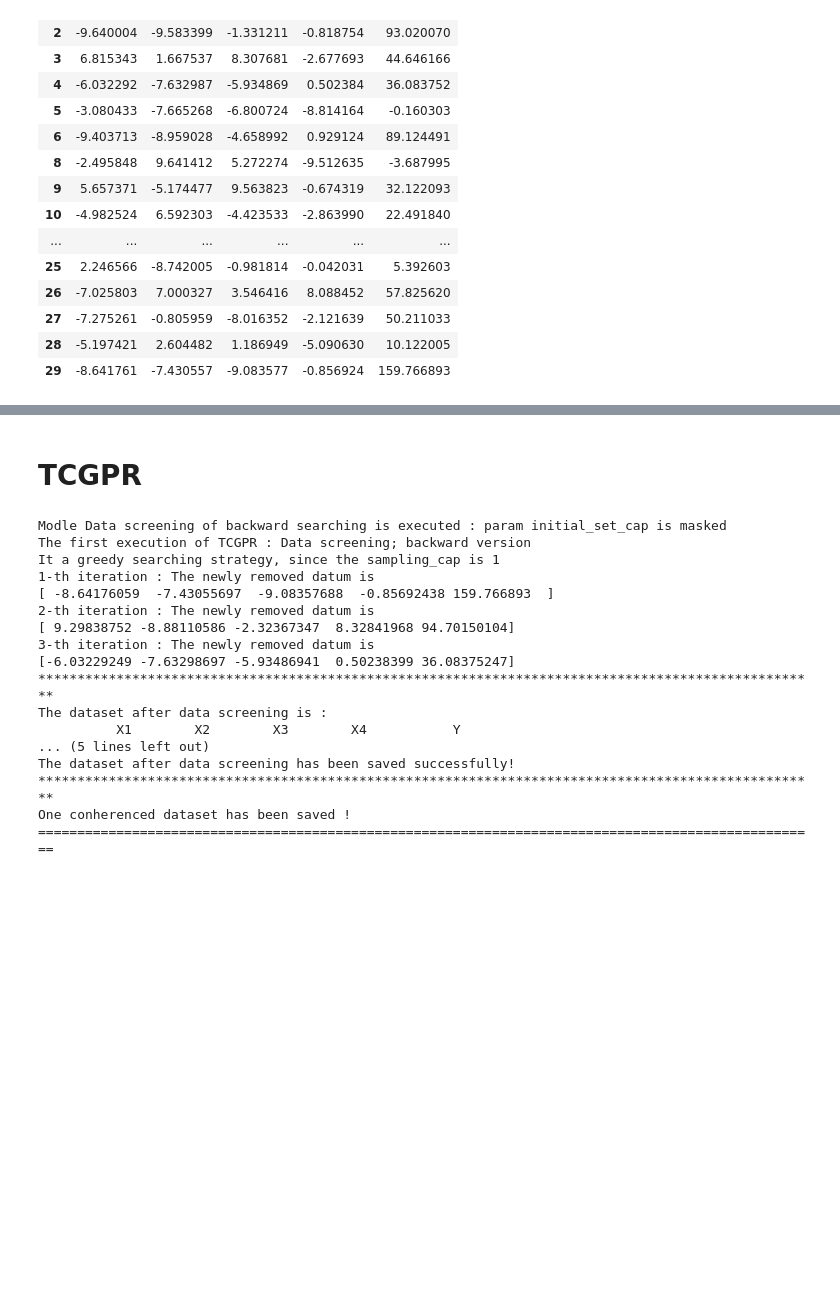
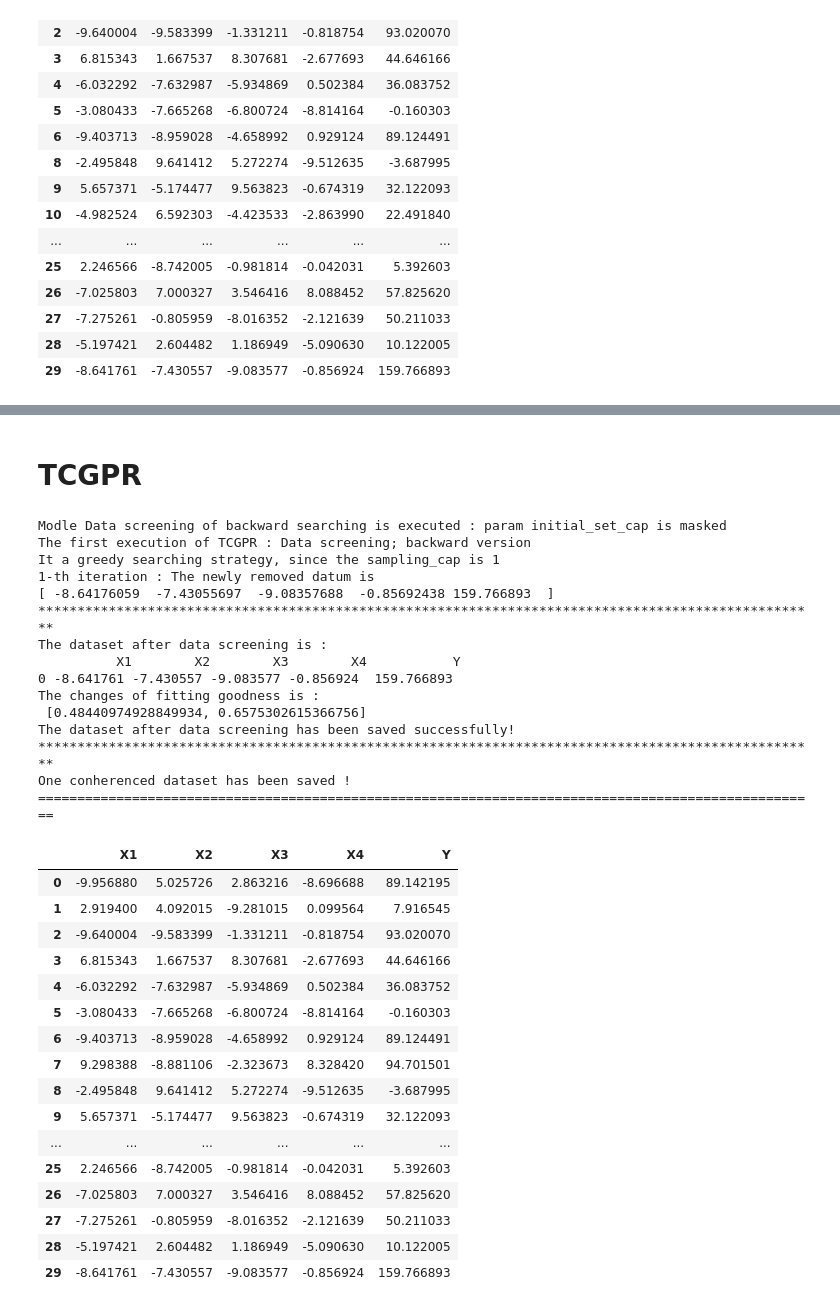
Before and after one commit to Bin-Cao/TCGPR, a Jupyter notebook: paper examples/Data selection/example3/Others.ipynb, the cells around one changed output, grey strips where cells are left out. Drawn from its saved outputs; the diff is of its cells as text; code cells hidden in the pictures; blank space fills up the shorter version.

```diff
--- a/paper examples/Data selection/example3/Others.ipynb
+++ b/paper examples/Data selection/example3/Others.ipynb
@@ -182,5 +190,5 @@ print(eval_dataset(data_removed_2))
-# %% [markdown]
-# TCGPR
+# %% [markdown]
+# TCGPR
 # %%
 from TCGPR import TCGPR
 dataSet = "Mathdataset.csv"
@@ -190,22 +198,44 @@ sampling_cap = 1
 ratio = 0.1
 up_search = 100
 
-TCGPR.fit(filePath = dataSet,Sequence = 'backward',sampling_cap = sampling_cap, ratio = ratio,)
+
+
+TCGPR.fit(filePath = dataSet,Sequence = 'backward',alpha = 0.1,
+          sampling_cap = sampling_cap, ratio = ratio,)
 # %% [output]
 Modle Data screening of backward searching is executed : param initial_set_cap is masked
 The first execution of TCGPR : Data screening; backward version
 It a greedy searching strategy, since the sampling_cap is 1
 1-th iteration : The newly removed datum is
 [ -8.64176059  -7.43055697  -9.08357688  -0.85692438 159.766893  ]
-2-th iteration : The newly removed datum is
-[ 9.29838752 -8.88110586 -2.32367347  8.32841968 94.70150104]
-3-th iteration : The newly removed datum is
-[-6.03229249 -7.63298697 -5.93486941  0.50238399 36.08375247]
 ****************************************************************************************************
 The dataset after data screening is :
           X1        X2        X3        X4           Y
-... (5 lines left out)
+0 -8.641761 -7.430557 -9.083577 -0.856924  159.766893
+The changes of fitting goodness is :
+ [0.48440974928849934, 0.6575302615366756]
 The dataset after data screening has been saved successfully!
 ****************************************************************************************************
 One conherenced dataset has been saved !
 ====================================================================================================
+# %%
+data = pd.read_csv('Mathdataset.csv')
+data
+# %% [output]
+|  | X1 | X2 | X3 | X4 | Y |
+| 0 | -9.956880 | 5.025726 | 2.863216 | -8.696688 | 89.142195 |
+| 1 | 2.919400 | 4.092015 | -9.281015 | 0.099564 | 7.916545 |
+| 2 | -9.640004 | -9.583399 | -1.331211 | -0.818754 | 93.020070 |
+| 3 | 6.815343 | 1.667537 | 8.307681 | -2.677693 | 44.646166 |
+| 4 | -6.032292 | -7.632987 | -5.934869 | 0.502384 | 36.083752 |
+| 5 | -3.080433 | -7.665268 | -6.800724 | -8.814164 | -0.160303 |
+| 6 | -9.403713 | -8.959028 | -4.658992 | 0.929124 | 89.124491 |
+| 7 | 9.298388 | -8.881106 | -2.323673 | 8.328420 | 94.701501 |
+| 8 | -2.495848 | 9.641412 | 5.272274 | -9.512635 | -3.687995 |
+| 9 | 5.657371 | -5.174477 | 9.563823 | -0.674319 | 32.122093 |
+| ... | ... | ... | ... | ... | ... |
+| 25 | 2.246566 | -8.742005 | -0.981814 | -0.042031 | 5.392603 |
+| 26 | -7.025803 | 7.000327 | 3.546416 | 8.088452 | 57.825620 |
+| 27 | -7.275261 | -0.805959 | -8.016352 | -2.121639 | 50.211033 |
+| 28 | -5.197421 | 2.604482 | 1.186949 | -5.090630 | 10.122005 |
+| 29 | -8.641761 | -7.430557 | -9.083577 | -0.856924 | 159.766893 |
```
Also changed, not shown: parts of 6 cells of this notebook, 24 other files.
